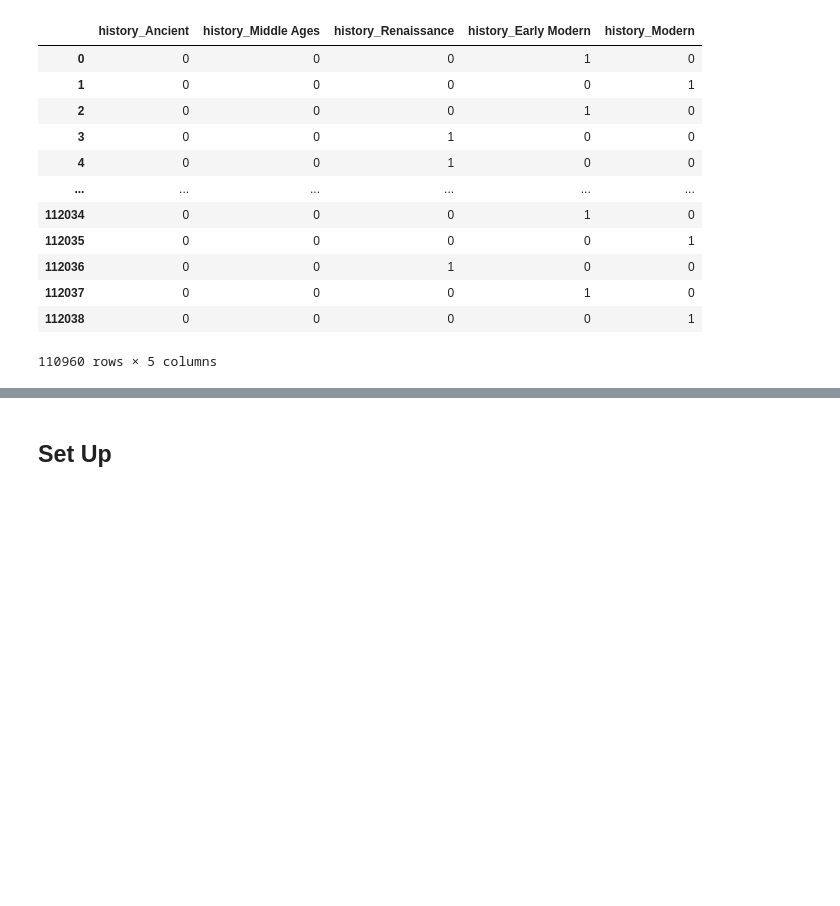
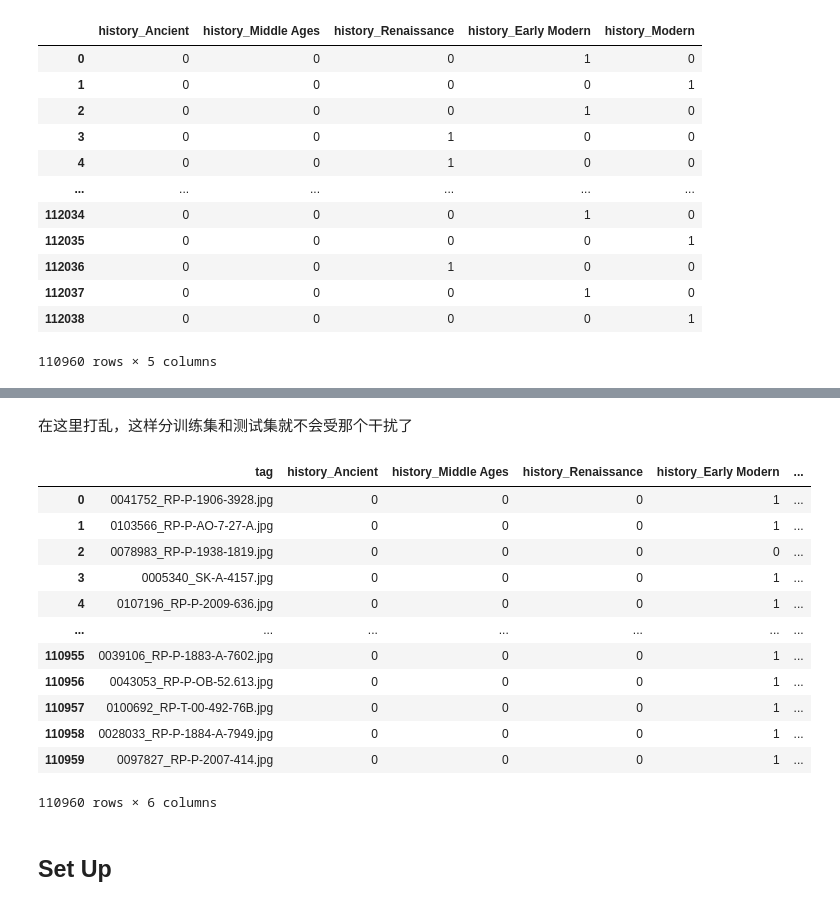
Before and after one commit to XingxinHE/Chief_Curator_Griffin, a Jupyter notebook: 04_Griffin_distinguish_the_period_of_art.ipynb, the cells around one changed output, grey strips where cells are left out. Drawn from its saved outputs; the diff is of its cells as text; code cells hidden in the pictures; blank space fills up the shorter version.

```diff
--- a/04_Griffin_distinguish_the_period_of_art.ipynb
+++ b/04_Griffin_distinguish_the_period_of_art.ipynb
@@ -395,3 +433,22 @@ history_one_hot_df = pd.get_dummies(date_type_df.historical_period, prefix='hist
+# %% [markdown]
+在这里打乱，这样分训练集和测试集就不会受那个干扰了
+# %%
+peroid_df = peroid_df.sample(frac=1).reset_index(drop=True)
+peroid_df
+# %% [output]
+|  | tag | history_Ancient | history_Middle Ages | history_Renaissance | history_Early Modern | ... |
+| 0 | 0041752_RP-P-1906-3928.jpg | 0 | 0 | 0 | 1 | ... |
+| 1 | 0103566_RP-P-AO-7-27-A.jpg | 0 | 0 | 0 | 1 | ... |
+| 2 | 0078983_RP-P-1938-1819.jpg | 0 | 0 | 0 | 0 | ... |
+| 3 | 0005340_SK-A-4157.jpg | 0 | 0 | 0 | 1 | ... |
+| 4 | 0107196_RP-P-2009-636.jpg | 0 | 0 | 0 | 1 | ... |
+| ... | ... | ... | ... | ... | ... | ... |
+| 110955 | 0039106_RP-P-1883-A-7602.jpg | 0 | 0 | 0 | 1 | ... |
+| 110956 | 0043053_RP-P-OB-52.613.jpg | 0 | 0 | 0 | 1 | ... |
+| 110957 | 0100692_RP-T-00-492-76B.jpg | 0 | 0 | 0 | 1 | ... |
+| 110958 | 0028033_RP-P-1884-A-7949.jpg | 0 | 0 | 0 | 1 | ... |
+| 110959 | 0097827_RP-P-2007-414.jpg | 0 | 0 | 0 | 1 | ... |
+110960 rows × 6 columns
 # %% [markdown]
 ## Set Up
 # %%
```
Also changed, not shown: parts of 13 cells of this notebook.
